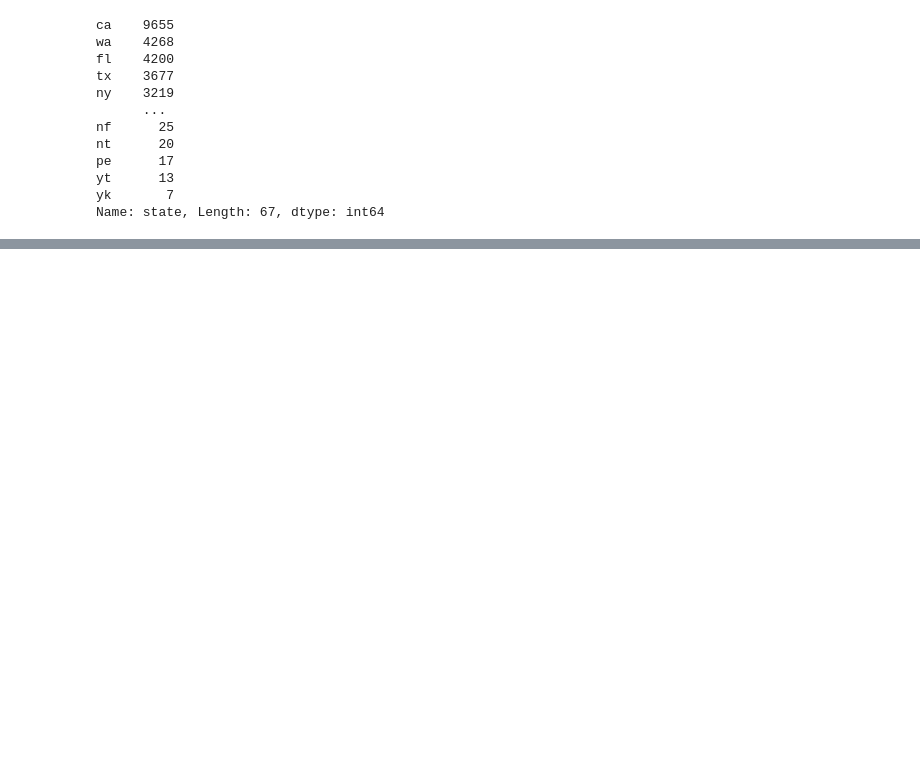
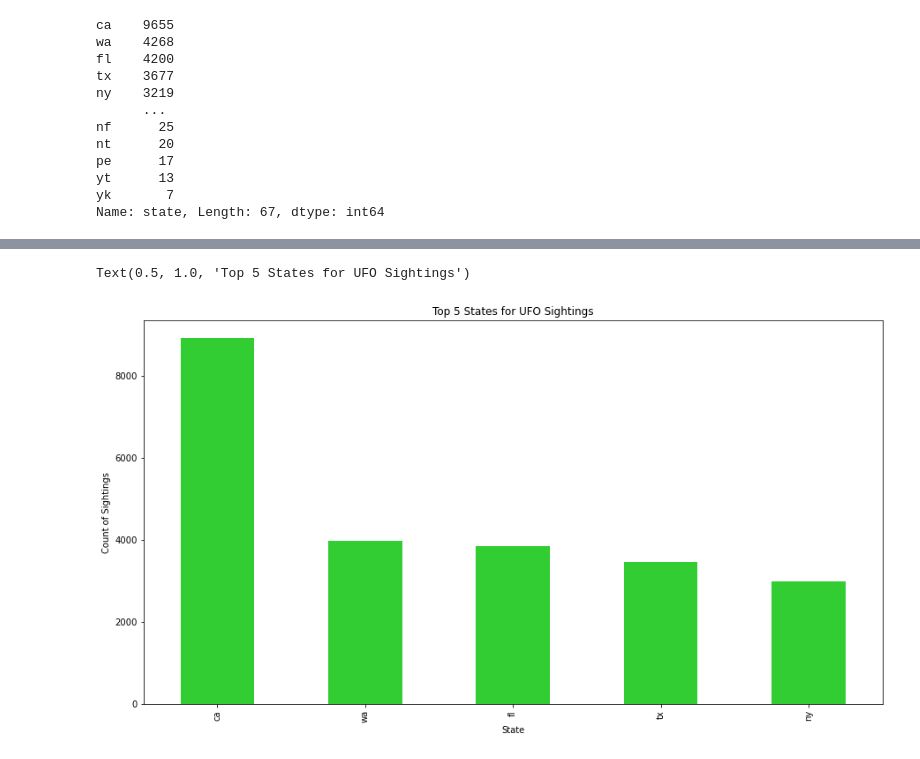
Before and after one commit to pha-drus/Project-1, a Jupyter notebook: UFO.ipynb, the cells around one changed output, grey strips where cells are left out. Saved outputs shown, nothing was run; the diff lists cells and outputs as text; code cells hidden in the pictures; blank space fills up the shorter version.

```diff
--- a/UFO.ipynb
+++ b/UFO.ipynb
@@ -83,0 +158,10 @@ Name: state, Length: 67, dtype: int64
+# %%
+plt.figure(figsize=(15,8))
+plot_pandas = state_count_top5.plot.bar(color='limegreen')
+
+plt.xlabel('State')
+plt.ylabel('Count of Sightings')
+plt.title('Top 5 States for UFO Sightings')
+# %% [output]
+Text(0.5, 1.0, 'Top 5 States for UFO Sightings')
+[figure, added]
```
Also changed, not shown: parts of 10 cells of this notebook, 5 other files.
